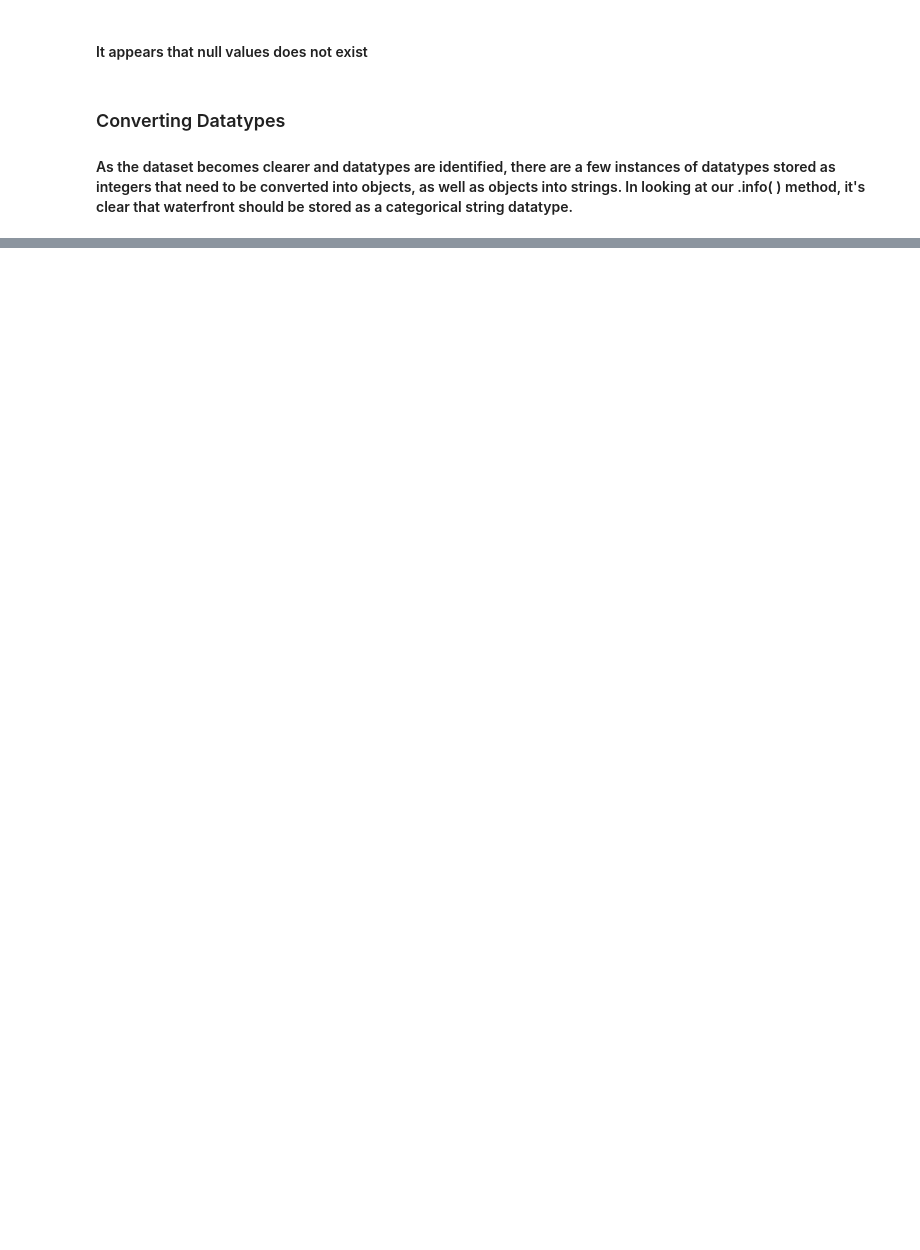
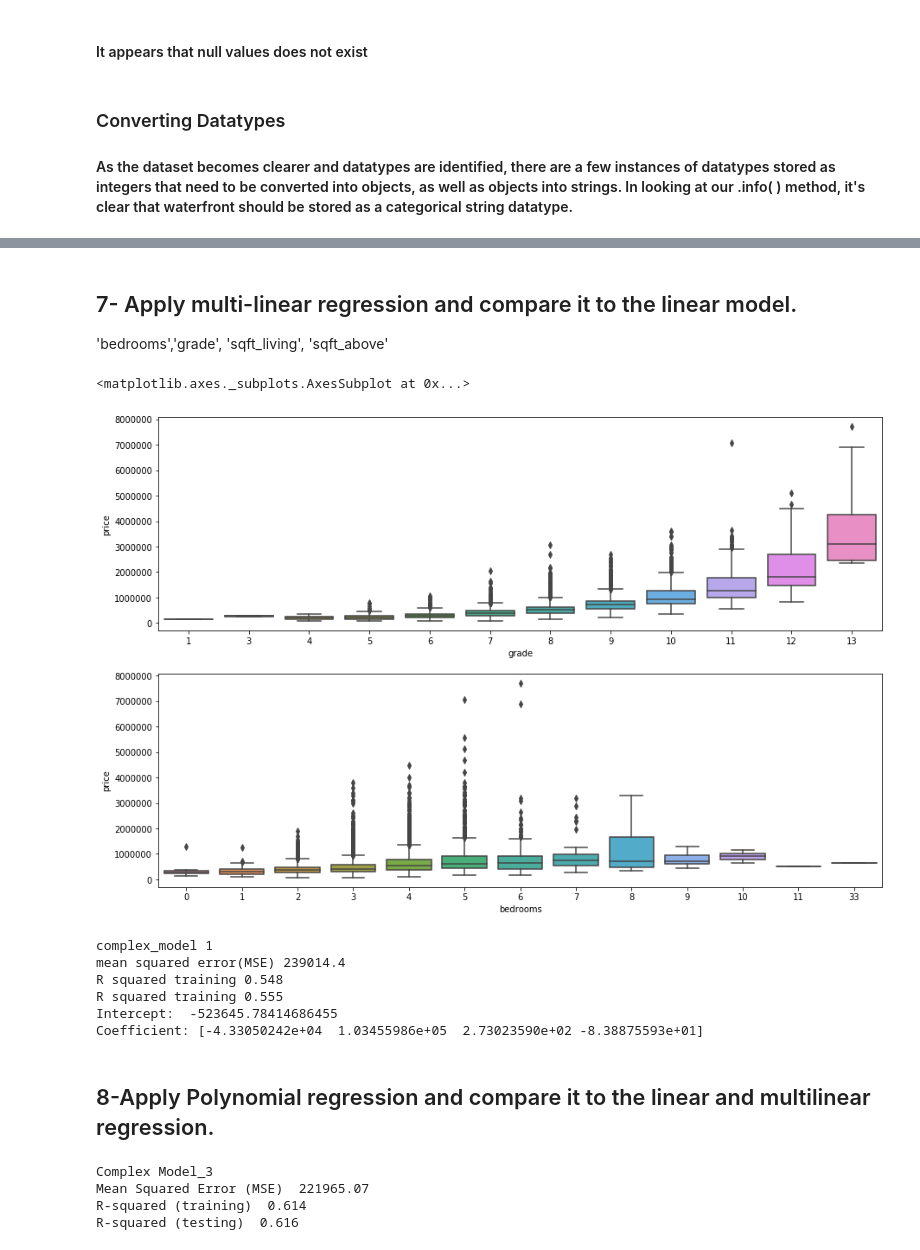
Before and after one commit to hajersouissi/checkpoint, a Jupyter notebook: checkpoint3/checkpoint3.ipynb, the cells around one changed output, grey strips where cells are left out. Drawn from its saved outputs; the diff is of its cells as text; code cells hidden in the pictures; blank space fills up the shorter version.

```diff
--- a/checkpoint3/checkpoint3.ipynb
+++ b/checkpoint3/checkpoint3.ipynb
@@ -246,0 +307,29 @@ plt.show()
+# %% [markdown]
+## 7- Apply multi-linear regression and compare it to the linear model.
+'bedrooms','grade', 'sqft_living', 'sqft_above'
+# %%
+fig,ax=plt.subplots(2,1,figsize=(15,10))
+sns.boxplot(x=train_data['grade'],y=train_data['price'],ax=ax[0])
+sns.boxplot(x=train_data['bedrooms'],y=train_data['price'],ax=ax[1])
+# %% [output]
+<matplotlib.axes._subplots.AxesSubplot at 0x...>
+[figure, added]
+# %%
+features1=['bedrooms','grade','sqft_living','sqft_above']
+reg=linear_model.LinearRegression()
+reg.fit(train_data[features1],train_data['price'])
+pred=reg.predict(test_data[features1])
+print('complex_model 1')
+mean_squared_error=metrics.mean_squared_error(y_test,pred)
+print('mean squared error(MSE)', round(np.sqrt(mean_squared_error),2))
+print('R squared training',round(reg.score(train_data[features1],train_data['price']),3))
+print('R squared testing', round(reg.score(test_data[features1],test_data['price']),3))
+print('Intercept: ', reg.intercept_)
+print('Coefficient:', reg.coef_)
+# %% [output]
+complex_model 1
+mean squared error(MSE) 239014.4
+R squared training 0.548
+R squared training 0.555
+Intercept:  -523645.78414686455
+Coefficient: [-4.33050242e+04  1.03455986e+05  2.73023590e+02 -8.38875593e+01]
@@ -246,0 +340,20 @@ plt.show()
+# %% [markdown]
+## 8-Apply Polynomial regression and compare it to the linear and multilinear regression.
+# %%
+polyfeat=PolynomialFeatures(degree=2)
+xtrain_poly=polyfeat.fit_transform(train_data[features1])
+xtest_poly=polyfeat.fit_transform(test_data[features1])
+
+poly=linear_model.LinearRegression()
+poly.fit(xtrain_poly,train_data['price'])
+polypred=poly.predict(xtest_poly)
+
+mean_squared_error = metrics.mean_squared_error(test_data['price'], polypred)
+print('Mean Squared Error (MSE) ', round(np.sqrt(mean_squared_error), 2))
+print('R-squared (training) ', round(poly.score(xtrain_poly, train_data['price']), 3))
+print('R-squared (testing) ', round(poly.score(xtest_poly, test_data['price']), 3))
+# %% [output]
+Complex Model_3
+Mean Squared Error (MSE)  221965.07
+R-squared (training)  0.614
+R-squared (testing)  0.616
```
Also changed, not shown: parts of 24 cells of this notebook.
